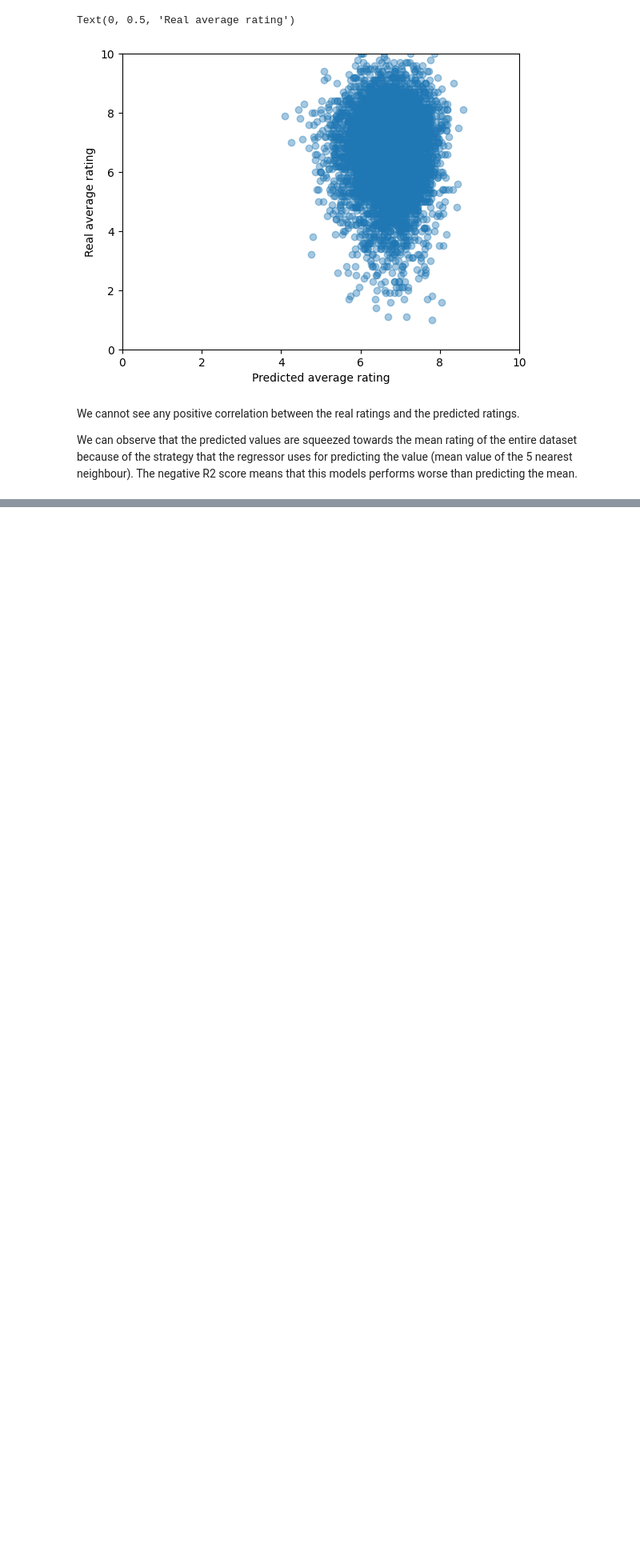
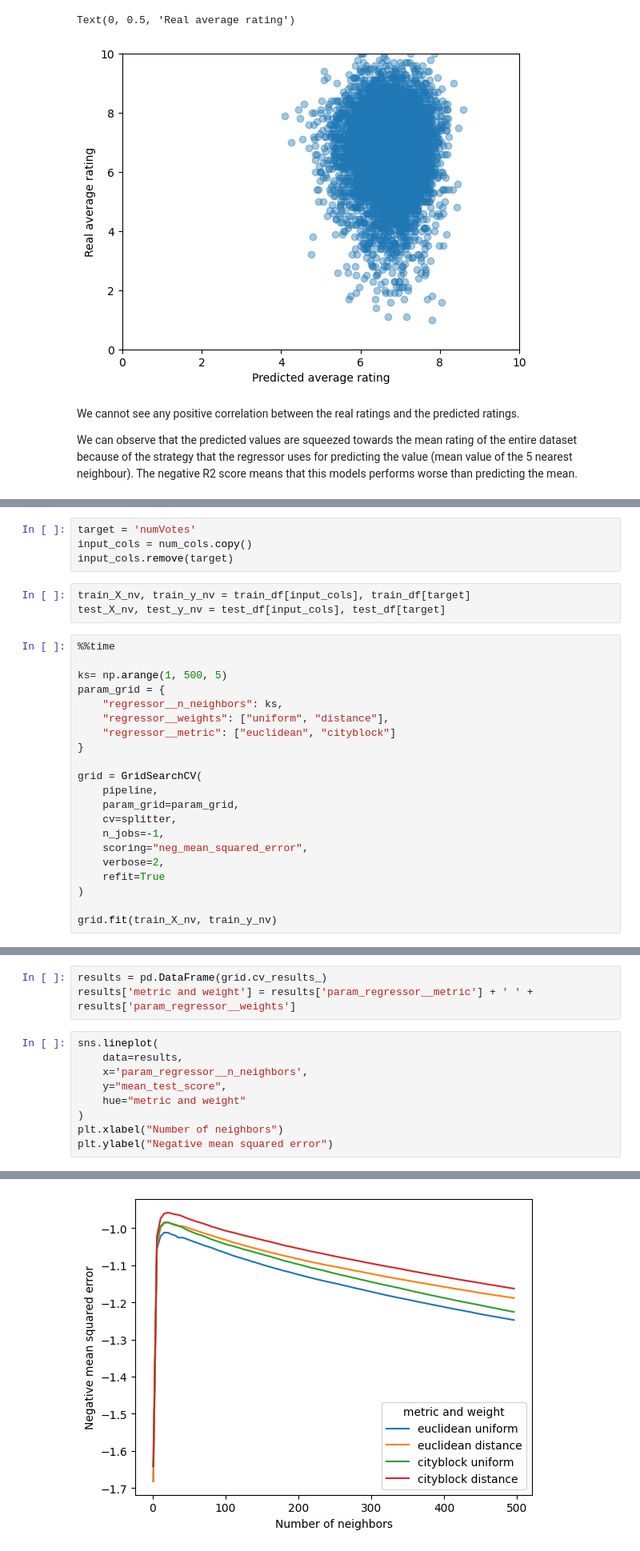
Before and after one commit to g-fabiani4-unipi/dm1_project, a Jupyter notebook: src/regression.ipynb, the cells around one changed output, grey strips where cells are left out. Shown at 80% size. Cells and saved outputs as stored; diff of their text form; blank space fills up the shorter version.

Commit message:
Add knn regressor for numVotes

```diff
--- a/src/regression.ipynb
+++ b/src/regression.ipynb
@@ -146,0 +149,28 @@ We can observe that the predicted values are squeezed towards the mean rating of
+# %%
+target = 'numVotes'
+input_cols = num_cols.copy()
+input_cols.remove(target)
+# %%
+train_X_nv, train_y_nv = train_df[input_cols], train_df[target]
+test_X_nv, test_y_nv = test_df[input_cols], test_df[target]
+# %%
+%%time
+
+ks= np.arange(1, 500, 5)
+param_grid = {
+    "regressor__n_neighbors": ks,
+    "regressor__weights": ["uniform", "distance"],
+    "regressor__metric": ["euclidean", "cityblock"]
+}
+
+grid = GridSearchCV(
+    pipeline,
+    param_grid=param_grid,
+    cv=splitter,
+    n_jobs=-1,
+    scoring="neg_mean_squared_error",
+    verbose=2,
+    refit=True
+)
+
+grid.fit(train_X_nv, train_y_nv)
@@ -146,0 +210,13 @@ We can observe that the predicted values are squeezed towards the mean rating of
+# %%
+results = pd.DataFrame(grid.cv_results_)
+results['metric and weight'] = results['param_regressor__metric'] + ' ' + results['param_regressor__weights']
+# %%
+sns.lineplot(
+    data=results,
+    x='param_regressor__n_neighbors',
+    y="mean_test_score",
+    hue="metric and weight"
+)
+plt.xlabel("Number of neighbors")
+plt.ylabel("Negative mean squared error")
+# %% [output]
@@ -146,0 +224 @@ We can observe that the predicted values are squeezed towards the mean rating of
+[figure, added]
```
Also changed, not shown: parts of 16 cells of this notebook.
